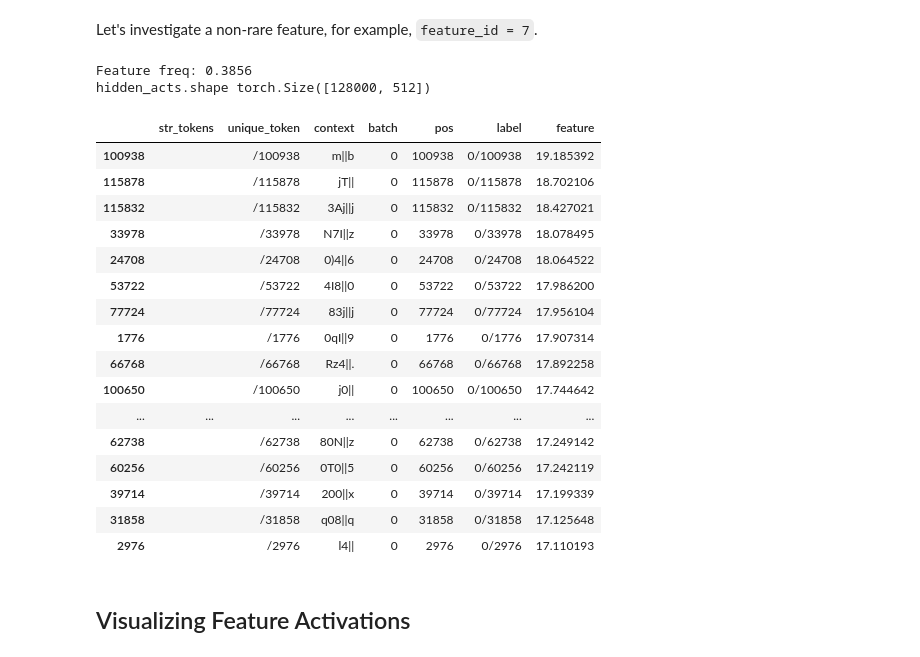
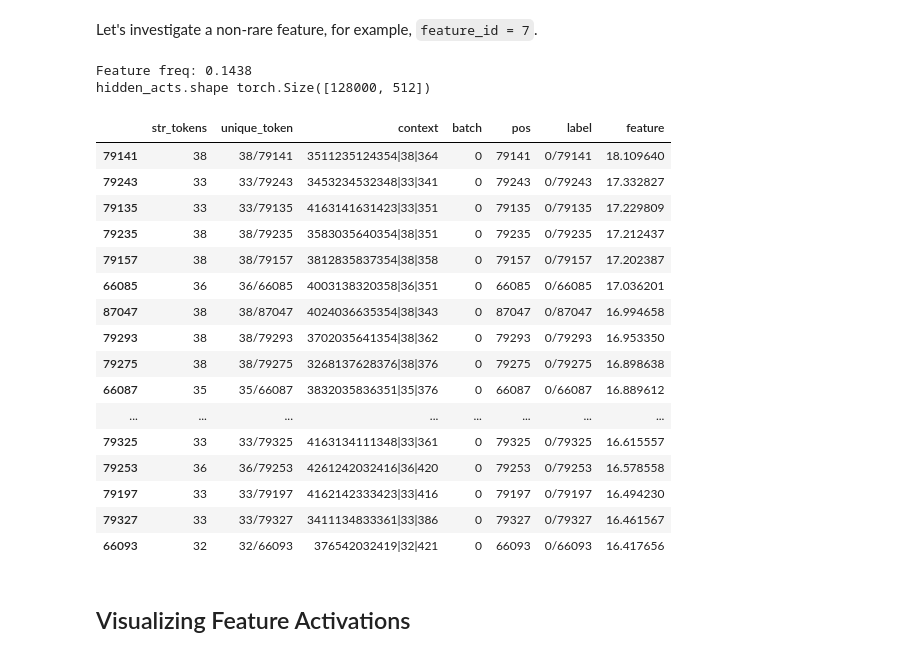
Before and after one commit to greydanus/cursivetransformer, a Jupyter notebook: cursivetransformer_dictionary_learning.ipynb, the cells around one changed output. Saved outputs shown, nothing was run; the diff lists cells and outputs as text; code cells hidden in the pictures.

```diff
--- a/cursivetransformer_dictionary_learning.ipynb
+++ b/cursivetransformer_dictionary_learning.ipynb
@@ -78,7 +103,7 @@ cfg = {
     "beta1": 0.9,
     "beta2": 0.99,
     "dict_mult": 8,
-    "seq_len": 128,
+    "seq_len": 256,
     "d_mlp": None,  # To be set after loading the model
     "enc_dtype": "fp32",
     "remove_rare_dir": False,
@@ -493,7 +521,7 @@ encoder = AutoEncoder(cfg)
 # %% [markdown]
 # Train the Autoencoder
 # %%
-def train_sae(model, encoder, num_batches=100, batch_size=128):
+def train_sae(model, encoder, num_batches=100000, batch_size=256):
     optimizer = torch.optim.Adam(encoder.parameters(), lr=cfg['lr'], betas=(cfg['beta1'], cfg['beta2']))
 
     for batch in tqdm.tqdm(range(num_batches)):
@@ -600,7 +635,7 @@ Let's investigate a non-rare feature, for example, `feature_id = 7`.
 # %%
 import pandas as pd
 
-feature_id = 7  # Change as needed
+feature_id = 10  # Change as needed
 batch_size = 128  # Adjust as needed
 
 print(f"Feature freq: {freqs[feature_id].item():.4f}")
@@ -613,50 +648,50 @@ targets = all_targets[idx].to(model_device)
 
 mlp_activations = []
 
 def capture_mlp_activations(module, input, output):
     mlp_activations.append(output.detach())
 
 # Register the hook
 mlp_layer = model.transformer.h[0].mlp.c_proj
 hook_handle = mlp_layer.register_forward_hook(capture_mlp_activations)
 
 # Forward pass
 logits, _ = model(tokens, contexts)
 # Remove the hook
 hook_handle.remove()
 
 # Get the activations
 mlp_acts = mlp_activations[0]  # Shape: [batch_size, seq_len, d_mlp]
 mlp_acts_flattened = mlp_acts.reshape(-1, cfg["d_mlp"])
 
 # Pass through encoder
 loss_enc, x_reconstruct, hidden_acts, l2_loss, l1_loss = encoder(mlp_acts_flattened)
 print("hidden_acts.shape", hidden_acts.shape)
 
 # Create token dataframe
 token_df = make_token_df(tokens.cpu().flatten())
 token_df["feature"] = hidden_acts[:, feature_id].detach().cpu().numpy()
 display(token_df.sort_values("feature", ascending=False).head(20))
 # %% [output]
-Feature freq: 0.3856
+Feature freq: 0.1438
 hidden_acts.shape torch.Size([128000, 512])
 |  | str_tokens | unique_token | context | batch | pos | label | feature |
-| 100938 |  | /100938 | m||b | 0 | 100938 | 0/100938 | 19.185392 |
-| 115878 |  | /115878 | jT|| | 0 | 115878 | 0/115878 | 18.702106 |
-| 115832 |  | /115832 | 3Aj||j | 0 | 115832 | 0/115832 | 18.427021 |
-| 33978 |  | /33978 | N7I||z | 0 | 33978 | 0/33978 | 18.078495 |
-| 24708 |  | /24708 | 0)4||6 | 0 | 24708 | 0/24708 | 18.064522 |
-| 53722 |  | /53722 | 4I8||0 | 0 | 53722 | 0/53722 | 17.986200 |
-| 77724 |  | /77724 | 83j||j | 0 | 77724 | 0/77724 | 17.956104 |
-| 1776 |  | /1776 | 0qI||9 | 0 | 1776 | 0/1776 | 17.907314 |
-| 66768 |  | /66768 | Rz4||. | 0 | 66768 | 0/66768 | 17.892258 |
-| 100650 |  | /100650 | j0|| | 0 | 100650 | 0/100650 | 17.744642 |
+| 79141 | 38 | 38/79141 | 3511235124354|38|364 | 0 | 79141 | 0/79141 | 18.109640 |
+| 79243 | 33 | 33/79243 | 3453234532348|33|341 | 0 | 79243 | 0/79243 | 17.332827 |
+| 79135 | 33 | 33/79135 | 4163141631423|33|351 | 0 | 79135 | 0/79135 | 17.229809 |
+| 79235 | 38 | 38/79235 | 3583035640354|38|351 | 0 | 79235 | 0/79235 | 17.212437 |
+| 79157 | 38 | 38/79157 | 3812835837354|38|358 | 0 | 79157 | 0/79157 | 17.202387 |
+| 66085 | 36 | 36/66085 | 4003138320358|36|351 | 0 | 66085 | 0/66085 | 17.036201 |
+| 87047 | 38 | 38/87047 | 4024036635354|38|343 | 0 | 87047 | 0/87047 | 16.994658 |
+| 79293 | 38 | 38/79293 | 3702035641354|38|362 | 0 | 79293 | 0/79293 | 16.953350 |
+| 79275 | 38 | 38/79275 | 3268137628376|38|376 | 0 | 79275 | 0/79275 | 16.898638 |
+| 66087 | 35 | 35/66087 | 3832035836351|35|376 | 0 | 66087 | 0/66087 | 16.889612 |
 | ... | ... | ... | ... | ... | ... | ... | ... |
-| 62738 |  | /62738 | 80N||z | 0 | 62738 | 0/62738 | 17.249142 |
-| 60256 |  | /60256 | 0T0||5 | 0 | 60256 | 0/60256 | 17.242119 |
-| 39714 |  | /39714 | 200||x | 0 | 39714 | 0/39714 | 17.199339 |
-| 31858 |  | /31858 | q08||q | 0 | 31858 | 0/31858 | 17.125648 |
-| 2976 |  | /2976 | l4|| | 0 | 2976 | 0/2976 | 17.110193 |
+| 79325 | 33 | 33/79325 | 4163134111348|33|361 | 0 | 79325 | 0/79325 | 16.615557 |
+| 79253 | 36 | 36/79253 | 4261242032416|36|420 | 0 | 79253 | 0/79253 | 16.578558 |
+| 79197 | 33 | 33/79197 | 4162142333423|33|416 | 0 | 79197 | 0/79197 | 16.494230 |
+| 79327 | 33 | 33/79327 | 3411134833361|33|386 | 0 | 79327 | 0/79327 | 16.461567 |
+| 66093 | 32 | 32/66093 | 376542032419|32|421 | 0 | 66093 | 0/66093 | 16.417656 |
 # %% [markdown]
 ## Visualizing Feature Activations
 # %%
```
Also changed, not shown: parts of 9 cells of this notebook.
